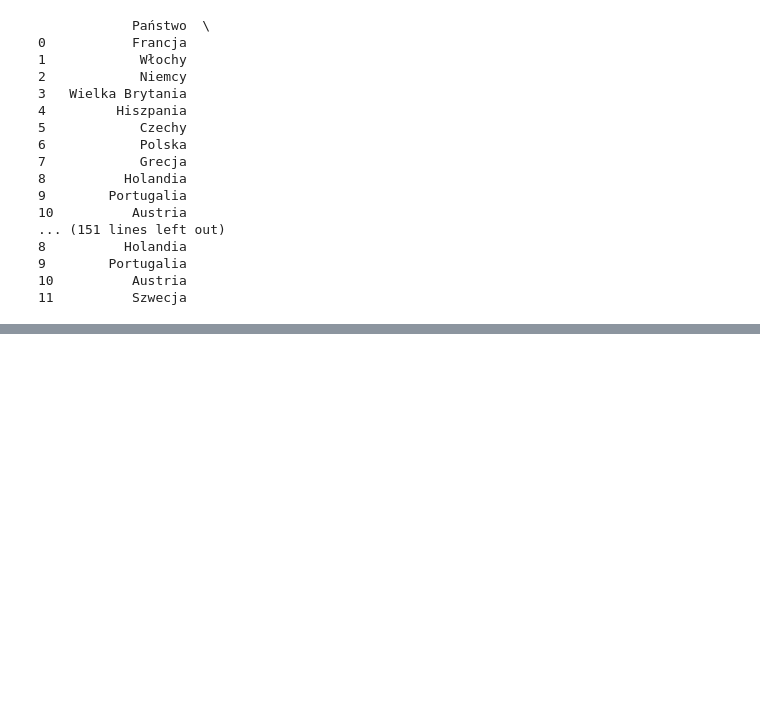
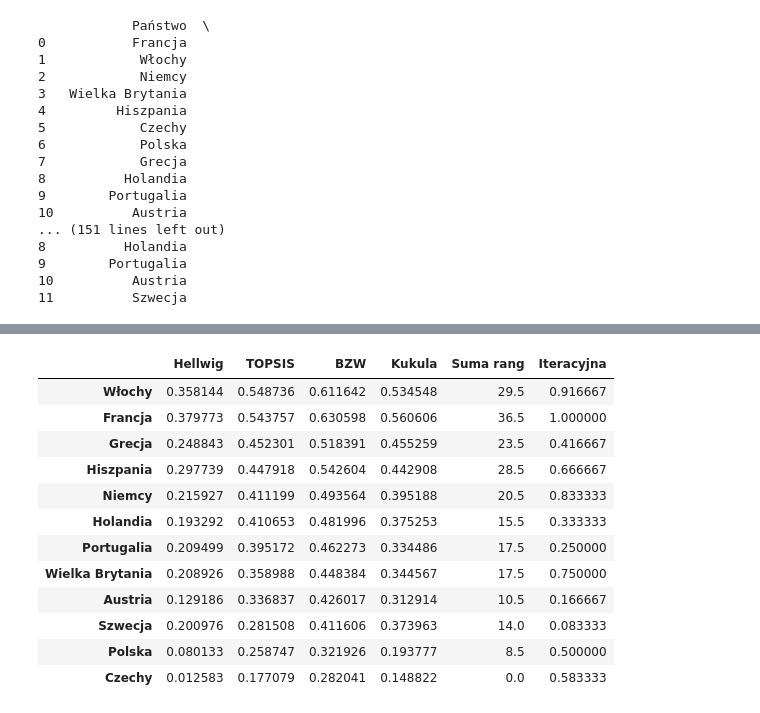
Before and after one commit to Kruciii/Turystyka-gastronomiczna, a Jupyter notebook: 1.ipynb, the cells around one changed output, grey strips where cells are left out. Drawn from its saved outputs; the diff is of its cells as text; code cells hidden in the pictures; blank space fills up the shorter version.

```diff
--- a/1.ipynb
+++ b/1.ipynb
@@ -101,0 +359,80 @@ AttributeError: 'Styler' object has no attribute 'applymap'
+# %%
+# Rankingi WAP
+X = df_final[selected_cols_reduced].copy()
+X = X.dropna(axis=1, how="all")
+print("Liczba cech do rankingu:", X.shape[1])
+print("Cechy do rankingu:", list(X.columns))
+print("Braki w cechach:\n", X.isna().sum())
+print("Opis cech (min/max):\n", X.agg(["min", "max"]))
+# Usun cechy o zerowej rozpiętości (powoduja NaN w normalizacjach)
+range_raw = X.max() - X.min()
+nonzero_cols = range_raw[range_raw != 0].index.tolist()
+X = X[nonzero_cols]
+print("Cechy po odrzuceniu zerowej rozpiętości:", list(X.columns))
+if X.shape[1] == 0:
+    raise ValueError("Brak cech do rankingu po selekcji. Sprawdz Vj i prog korelacji.")
+
+# Normalizacje (zabezpieczenia przed dzieleniem przez 0)
+min_vals = X.min()
+max_vals = X.max()
+range_vals = (max_vals - min_vals).replace(0, 1)
+X_minmax = (X - min_vals) / range_vals
+X_minmax = X_minmax.fillna(0)
+max_safe = max_vals.replace(0, 1)
+X_ratio = X / max_safe
+X_ratio = X_ratio.fillna(0)
+std_vals = X.std(ddof=1).replace(0, 1)
+X_z = (X - X.mean()) / std_vals
+X_z = X_z.fillna(0)
+norm_vals = X.pow(2).sum(axis=0).pow(0.5).replace(0, 1)
+X_vec = X / norm_vals
+X_vec = X_vec.fillna(0)
+
+# Hellwig (na standaryzacji z-score)
+pattern = X_z.max()
+d = ((X_z - pattern) ** 2).sum(axis=1).pow(0.5)
+d0 = d.mean() + 2 * d.std(ddof=1)
+hellwig = 1 - (d / d0)
+hellwig = hellwig.clip(lower=0)
+
+# TOPSIS (na normalizacji wektorowej)
+ideal = X_vec.max()
+anti = X_vec.min()
+d_plus = ((X_vec - ideal) ** 2).sum(axis=1).pow(0.5)
+d_minus = ((X_vec - anti) ** 2).sum(axis=1).pow(0.5)
+topsis = d_minus / (d_plus + d_minus)
+
+# BZW (srednia ilorazow do maksimum)
+bzw = X_ratio.mean(axis=1)
+
+# Kukula (unitaryzacja zerowana = min-max)
+kukula = X_minmax.mean(axis=1)
+
+# Suma rang
+ranks = X.rank(ascending=False, method="average")
+sum_ranks = ranks.sum(axis=1)
+sum_ranks = sum_ranks.max() - sum_ranks
+
+# Metoda iteracyjna (na bazie X_minmax)
+iter_order = []
+remaining = X_minmax.copy()
+while len(remaining) > 0:
+    scores = remaining.mean(axis=1)
+    best = scores.idxmax()
+    iter_order.append(best)
+    remaining = remaining.drop(index=best)
+iter_rank = pd.Series(range(1, len(iter_order) + 1), index=iter_order)
+iter_score = (len(iter_order) - iter_rank + 1) / len(iter_order)
+
+idx = df_final[id_col].values
+results = pd.DataFrame({
+    "Hellwig": pd.Series(hellwig.values, index=idx),
+    "TOPSIS": pd.Series(topsis.values, index=idx),
+    "BZW": pd.Series(bzw.values, index=idx),
+    "Kukula": pd.Series(kukula.values, index=idx),
+    "Suma rang": pd.Series(sum_ranks.values, index=idx),
+    "Iteracyjna": pd.Series(iter_score.values, index=idx),
+})
+results = results.sort_values(by="TOPSIS", ascending=False)
+display(results)
+# %% [output]
@@ -101,0 +456,13 @@ AttributeError: 'Styler' object has no attribute 'applymap'
+|  | Hellwig | TOPSIS | BZW | Kukula | Suma rang | Iteracyjna |
+| Włochy | 0.358144 | 0.548736 | 0.611642 | 0.534548 | 29.5 | 0.916667 |
+| Francja | 0.379773 | 0.543757 | 0.630598 | 0.560606 | 36.5 | 1.000000 |
+| Grecja | 0.248843 | 0.452301 | 0.518391 | 0.455259 | 23.5 | 0.416667 |
+| Hiszpania | 0.297739 | 0.447918 | 0.542604 | 0.442908 | 28.5 | 0.666667 |
+| Niemcy | 0.215927 | 0.411199 | 0.493564 | 0.395188 | 20.5 | 0.833333 |
+| Holandia | 0.193292 | 0.410653 | 0.481996 | 0.375253 | 15.5 | 0.333333 |
+| Portugalia | 0.209499 | 0.395172 | 0.462273 | 0.334486 | 17.5 | 0.250000 |
+| Wielka Brytania | 0.208926 | 0.358988 | 0.448384 | 0.344567 | 17.5 | 0.750000 |
+| Austria | 0.129186 | 0.336837 | 0.426017 | 0.312914 | 10.5 | 0.166667 |
+| Szwecja | 0.200976 | 0.281508 | 0.411606 | 0.373963 | 14.0 | 0.083333 |
+| Polska | 0.080133 | 0.258747 | 0.321926 | 0.193777 | 8.5 | 0.500000 |
+| Czechy | 0.012583 | 0.177079 | 0.282041 | 0.148822 | 0.0 | 0.583333 |
```
Also changed, not shown: parts of 21 cells of this notebook, 3 other files.
